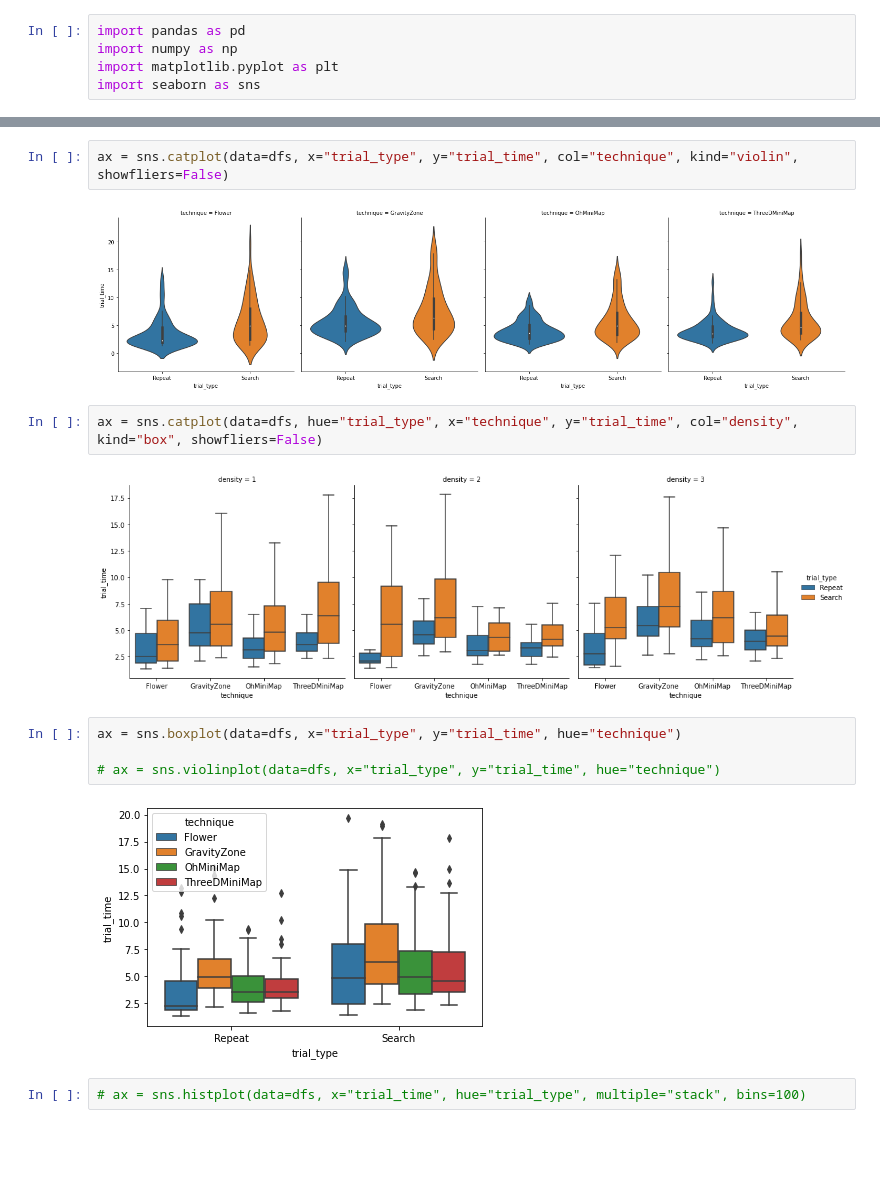
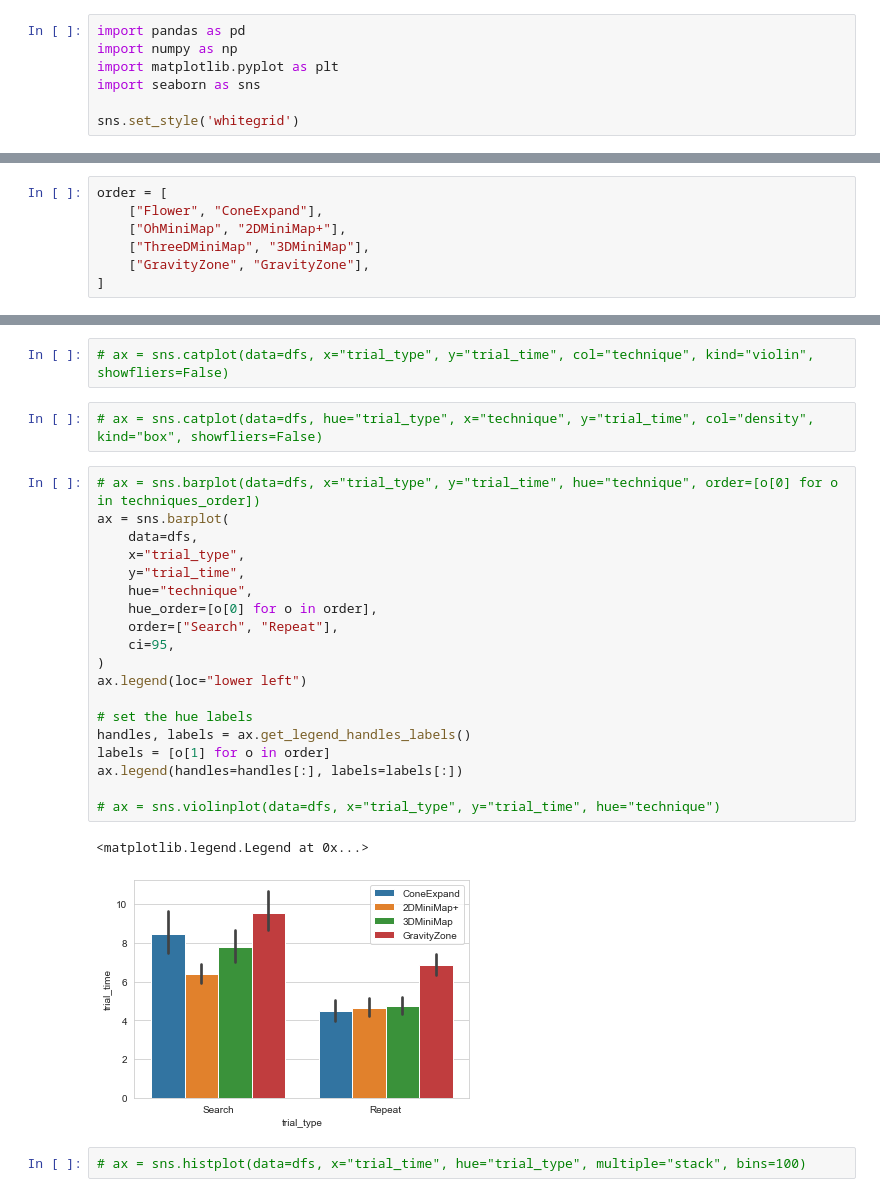
Before and after one commit to maslychm/vr_selection, a Jupyter notebook: data_analysis/density_levels.ipynb, the cells around one changed output, grey strips where cells are left out. Saved outputs shown, nothing was run; the diff lists cells and outputs as text; blank space fills up the shorter version.

```diff
--- a/data_analysis/density_levels.ipynb
+++ b/data_analysis/density_levels.ipynb
@@ -3,6 +3,8 @@ import pandas as pd
 import numpy as np
 import matplotlib.pyplot as plt
 import seaborn as sns
+
+sns.set_style('whitegrid')
 # %%
 ####################################################################################################
 # pre-process
@@ -44,3 +86,10 @@ Number of rows: 577
+# %%
+order = [
+    ["Flower", "ConeExpand"],
+    ["OhMiniMap", "2DMiniMap+"],
+    ["ThreeDMiniMap", "3DMiniMap"],
+    ["GravityZone", "GravityZone"],
+]
 # %%
 dfs.groupby(
     [
@@ -55,19 +104,31 @@ dfs.groupby(
 
 pass
 # %%
-ax = sns.catplot(data=dfs, x="trial_type", y="trial_time", col="technique", kind="violin", showfliers=False)
+# ax = sns.catplot(data=dfs, x="trial_type", y="trial_time", col="technique", kind="violin", showfliers=False)
-# %% [output]
-[figure, removed]
 # %%
-ax = sns.catplot(data=dfs, hue="trial_type", x="technique", y="trial_time", col="density", kind="box", showfliers=False)
+# ax = sns.catplot(data=dfs, hue="trial_type", x="technique", y="trial_time", col="density", kind="box", showfliers=False)
-# %% [output]
-[figure, removed]
-# %%
-ax = sns.boxplot(data=dfs, x="trial_type", y="trial_time", hue="technique")
-
-# ax = sns.violinplot(data=dfs, x="trial_type", y="trial_time", hue="technique")
-# %% [output]
-[figure, removed]
+# %%
+# ax = sns.barplot(data=dfs, x="trial_type", y="trial_time", hue="technique", order=[o[0] for o in techniques_order])
+ax = sns.barplot(
+    data=dfs,
+    x="trial_type",
+    y="trial_time",
+    hue="technique",
+    hue_order=[o[0] for o in order],
+    order=["Search", "Repeat"],
+    ci=95,
+)
+ax.legend(loc="lower left")
+
+# set the hue labels
+handles, labels = ax.get_legend_handles_labels()
+labels = [o[1] for o in order]
+ax.legend(handles=handles[:], labels=labels[:])
+
+# ax = sns.violinplot(data=dfs, x="trial_type", y="trial_time", hue="technique")
+# %% [output]
+<matplotlib.legend.Legend at 0x...>
+[figure, added]
 # %%
 # ax = sns.histplot(data=dfs, x="trial_time", hue="trial_type", multiple="stack", bins=100)
 # %%
```
Also changed, not shown: parts of 30 cells of this notebook, 17 other files.
